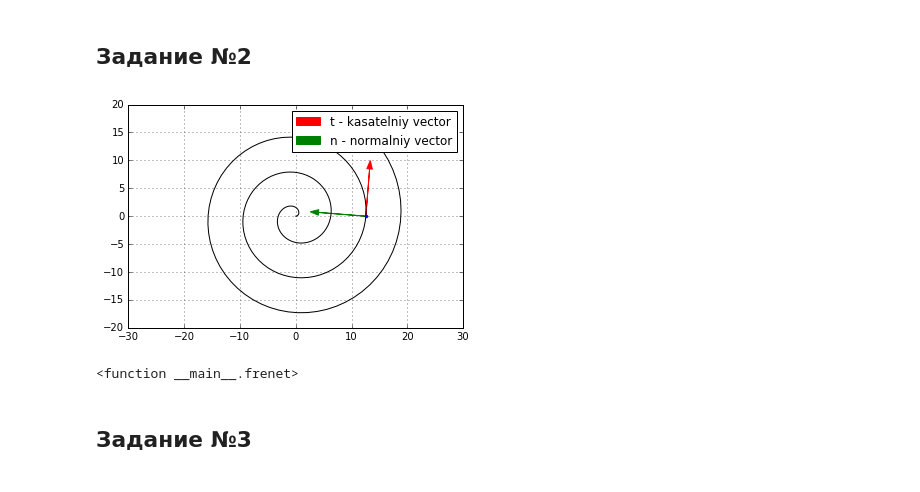
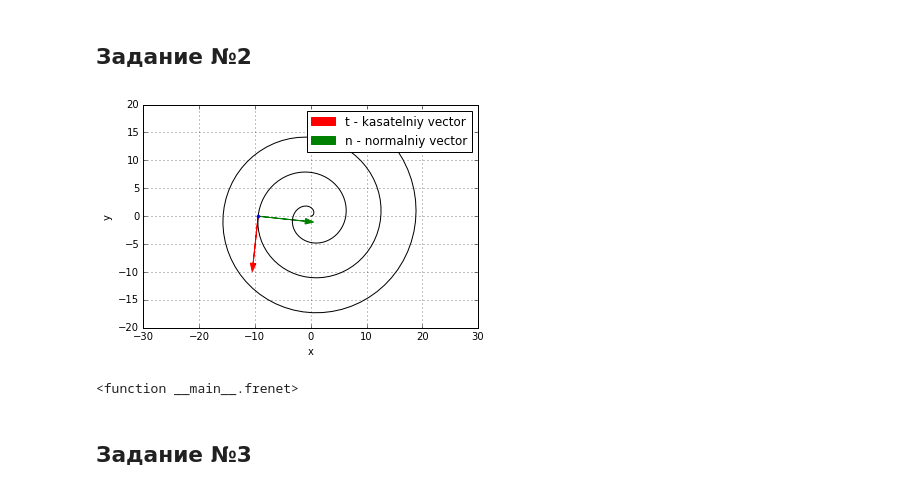
Before and after one commit to EtsuNDmA/stud_tasks, a Jupyter notebook: Python laby vsesdal_486016/lab2.ipynb, the cells around one changed output. Cells and saved outputs as stored; diff of their text form; code cells hidden in the pictures.

```diff
--- a/Python laby vsesdal_486016/lab2.ipynb
+++ b/Python laby vsesdal_486016/lab2.ipynb
@@ -63,38 +63,39 @@ def frenet(phi0):
     t = [r*np.cos(phi0)-r*phi0*np.sin(phi0),
          r*np.sin(phi0)+r*phi0*np.cos(phi0)]
     t = t/np.sqrt(t[0]**2+t[1]**2)
-    # Нормальный вектор т = [d2x/dphi2, d2y/dphi2]/sqrt(d2x/dphi2^2+d2y/dphi2^2)
+    # Нормальный вектор т = [-d2y/dphi2, d2x/dphi2]/sqrt(dx/dphi^2+dy/dphi^2)
     n = [-r*np.sin(phi0)-r*phi0*np.cos(phi0),
          r*np.cos(phi0)-r*phi0*np.sin(phi0)]
     n = n/np.sqrt(n[0]**2+n[1]**2)
     # Постоим эту кривую
     plt.plot(x, y, color='black')
-    # Построим начальную точку
+    # Функция перевода из полярной в декартову систему координат
     def pol2cart(r, phi):
         x = r*np.cos(phi)
         y = r*np.sin(phi)
         return(x, y)
+    # Построим начальную точку
     x0, y0 = pol2cart(r*phi0, phi0)
     plt.plot(x0, y0, color='blue', marker='.')
     # Построи каcательный вектор
     arrow_t = plt.arrow(x0, y0, t[0]*10, t[1]*10,
                       head_width=1, length_includes_head=True, fc='red', ec='red')
     # Построим вектор нормали
     arrow_n = plt.arrow(x0, y0, n[0]*10, n[1]*10,
                       head_width=1, length_includes_head=True, fc='green', ec='green')
 
     # Настраиваем оси, легенду и сетку
     plt.legend([arrow_t, arrow_n], ['t - kasatelniy vector','n - normalniy vector'])
     plt.axis('equal')
     plt.grid()
     plt.xlabel('x')
     plt.ylabel('y')
     plt.show()
 
 from ipywidgets import widgets
-widgets.interact(frenet, phi0=np.pi*4)
+widgets.interact(frenet, phi0=(0.0, np.pi*6))
 # %% [output]
-[figure, old version]
+[figure, new version]
 <function __main__.frenet>
 # %% [markdown]
 ## Задание №3
```
Also changed, not shown: parts of 8 cells of this notebook.
